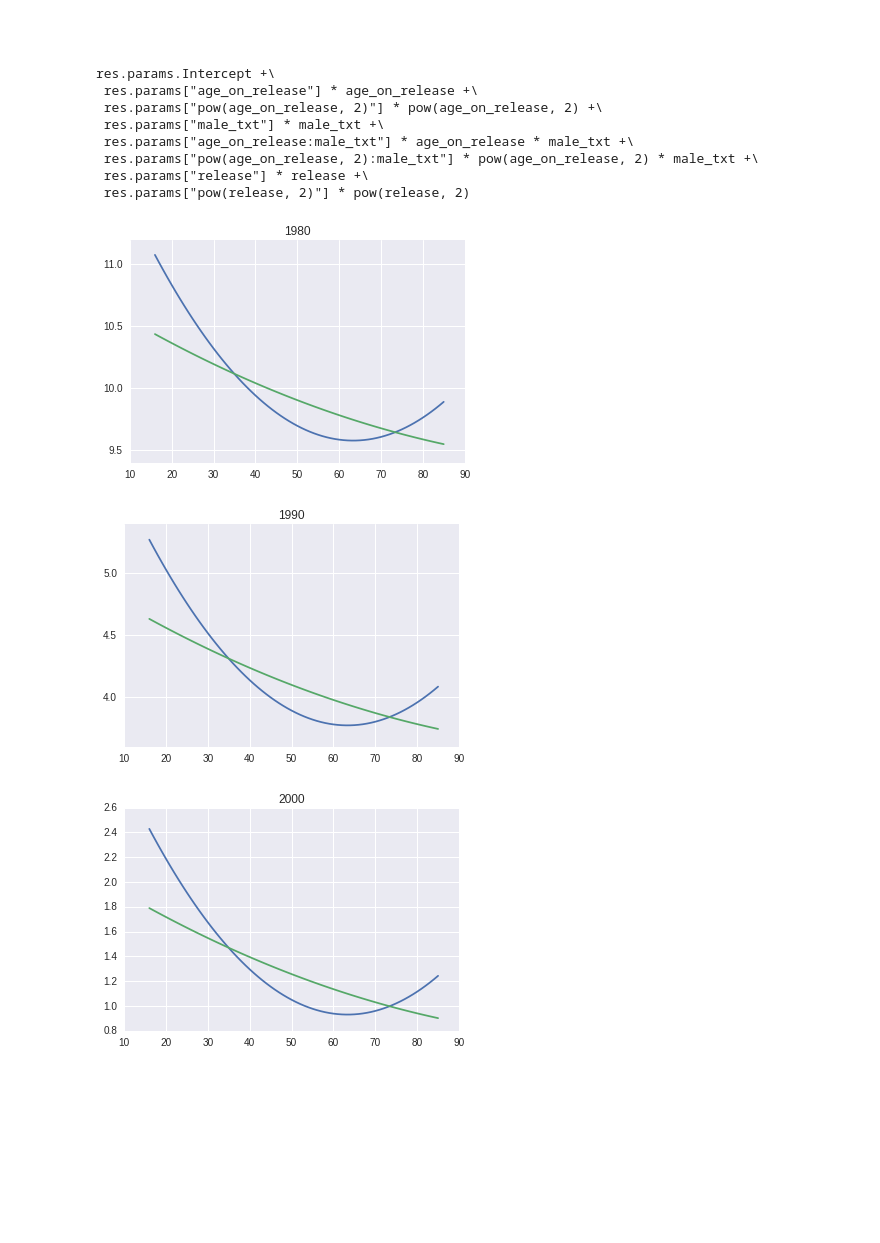
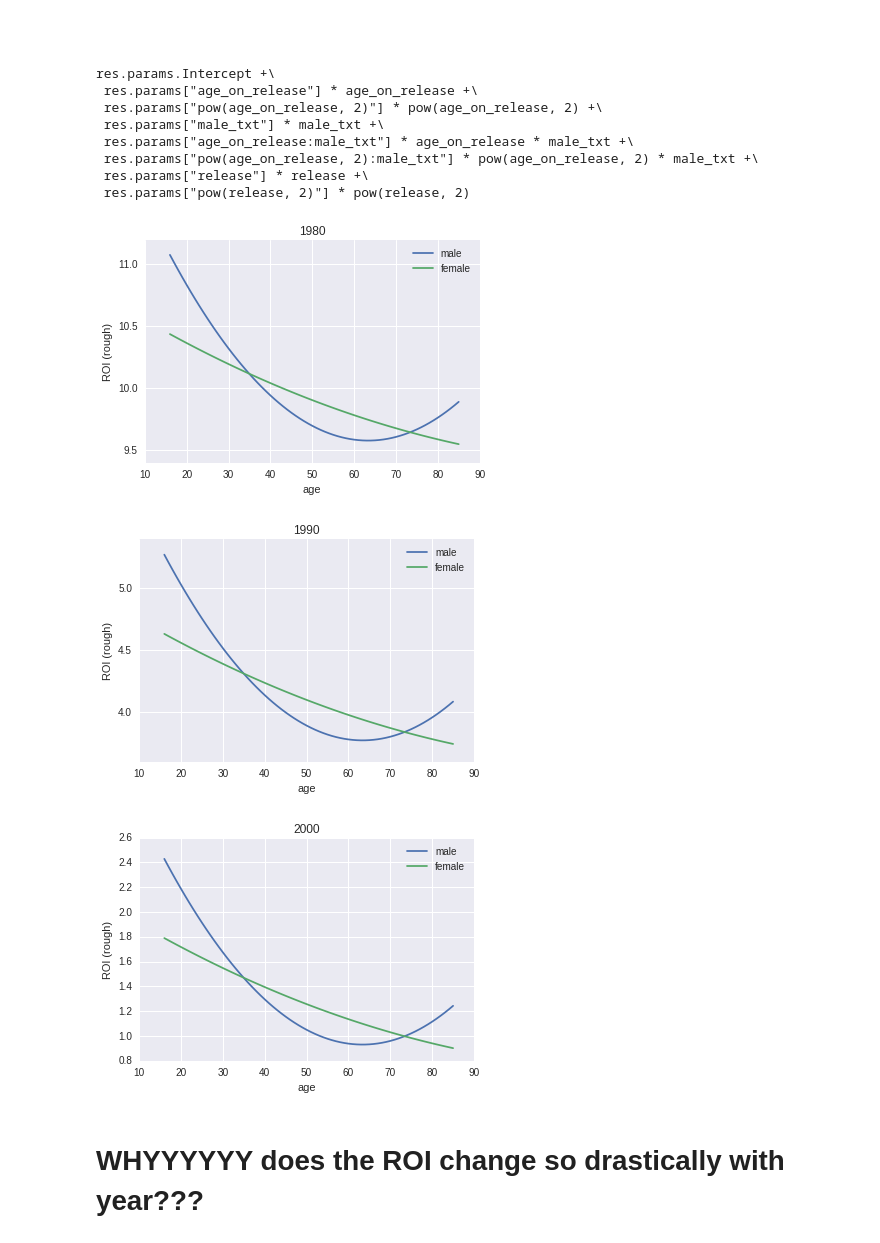
Before and after one commit to IanLondon/actor-age-curves, a Jupyter notebook: actor-regression-sklearn-joined-budget.ipynb, the cells around one changed output. Cells and saved outputs as stored; diff of their text form; code cells hidden in the pictures; blank space fills up the shorter version.

Commit message:
label last plot

```diff
--- a/actor-regression-sklearn-joined-budget.ipynb
+++ b/actor-regression-sklearn-joined-budget.ipynb
@@ -995,34 +995,44 @@ res.params.Intercept +\
 # def plot_eqn(formula, x_range):
 #     x = np.array(x_range)
 #     y = formula(x)
 #     fig = plt.plot(x, y)
 #     return fig
 
 def plot_age_curve_eqns(age_curve_fn, res, male, release, age_range=range(16,85+1)):
     #default x_range is 16-85 years old...
     if male:
         male_txt=1
+        label = 'male'
     else:
         male_txt=0
+        label = 'female'
+
     y = [age_curve_fn(age, male_txt, release) for age in age_range]
-    return plt.plot(age_range, y)
+
+    plt.xlabel('age')
+    plt.ylabel('ROI (rough)')
+    fig =  plt.plot(age_range, y, label=label)
+    plt.legend()
+    return fig
 
 def age_curve_fn_1(age_on_release, male_txt, release):
     return res.params.Intercept +\
         res.params["age_on_release"] * age_on_release +\
         res.params["pow(age_on_release, 2)"] * pow(age_on_release, 2) +\
         res.params["male_txt"] * male_txt +\
         res.params["age_on_release:male_txt"] * age_on_release * male_txt +\
         res.params["pow(age_on_release, 2):male_txt"] * pow(age_on_release, 2) * male_txt +\
         res.params["release"] * release +\
         res.params["pow(release, 2)"] * pow(release, 2)
 
 for release_year_to_plot in [1980,1990,2000]:
     male_fig = plot_age_curve_eqns(age_curve_fn_1, res, male=True, release=release_year_to_plot) #blue by default
     female_fig = plot_age_curve_eqns(age_curve_fn_1, res, male=False, release=release_year_to_plot) #green by default
     plt.title(release_year_to_plot)
     plt.show()
 # %% [output]
-[figure, old version]
+[figure, new version]
-[figure, old version]
+[figure, new version]
-[figure, old version]
+[figure, new version]
+# %% [markdown]
+# WHYYYYYY does the ROI change so drastically with year???
```
